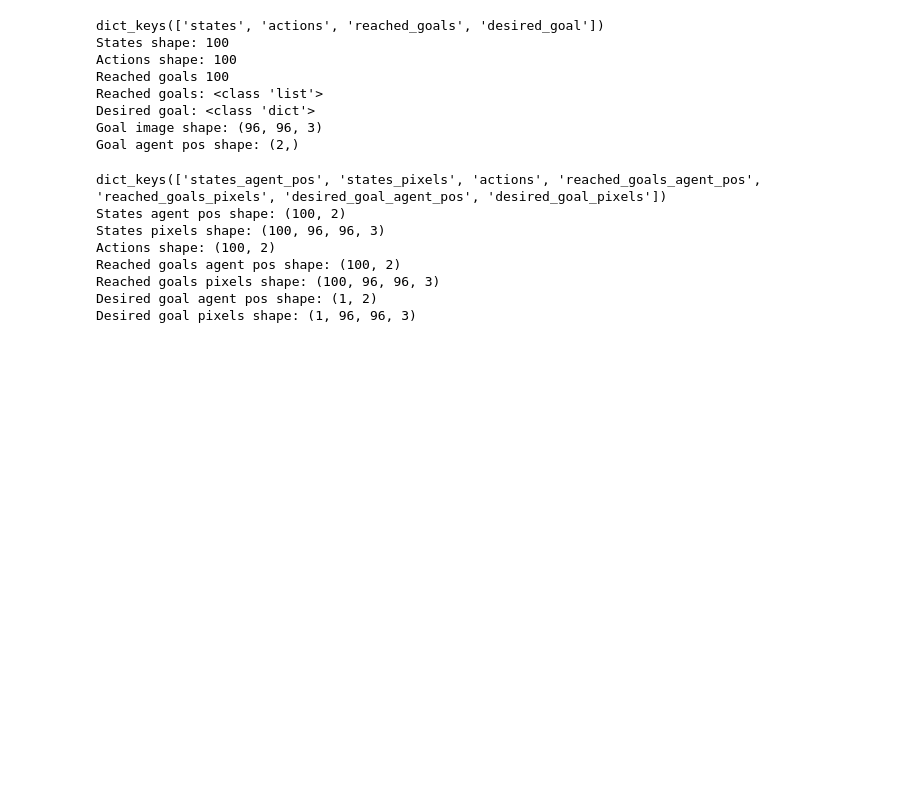
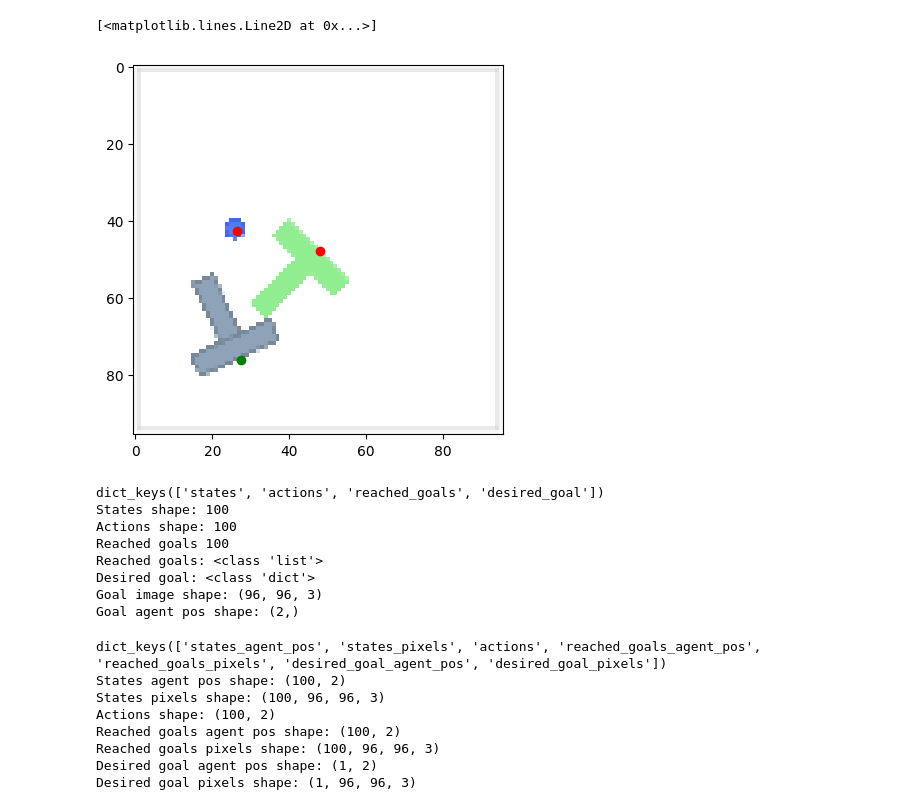
Before and after one commit to HalvardBariller/gcdp, a Jupyter notebook: notebooks/debug_pusht.ipynb, the cells around one changed output. Saved outputs shown, nothing was run; the diff lists cells and outputs as text; code cells hidden in the pictures; blank space fills up the shorter version.

```diff
--- a/notebooks/debug_pusht.ipynb
+++ b/notebooks/debug_pusht.ipynb
@@ -60,3 +72,14 @@ print("Action:", a.shape)
+# %%
+fig, ax = plt.subplots(1, 1)
+ax.imshow(s["pixels"])
+ax.plot(s["agent_pos"][0] / 512 * 96, s["agent_pos"][1] / 512 * 96, "ro")
+ax.plot(256 / 512 * 96, 256 / 512 * 96, "ro")
+ax.plot(
+    info["block_pose"][0] / 512 * 96, info["block_pose"][1] / 512 * 96, "go"
+)
+# %% [output]
+[<matplotlib.lines.Line2D at 0x...>]
+[figure, added]
 # %%
 rollout = get_random_rollout(episode_length=100, env=env)
 
```
Also changed, not shown: parts of 3 cells of this notebook, 2 other files.
